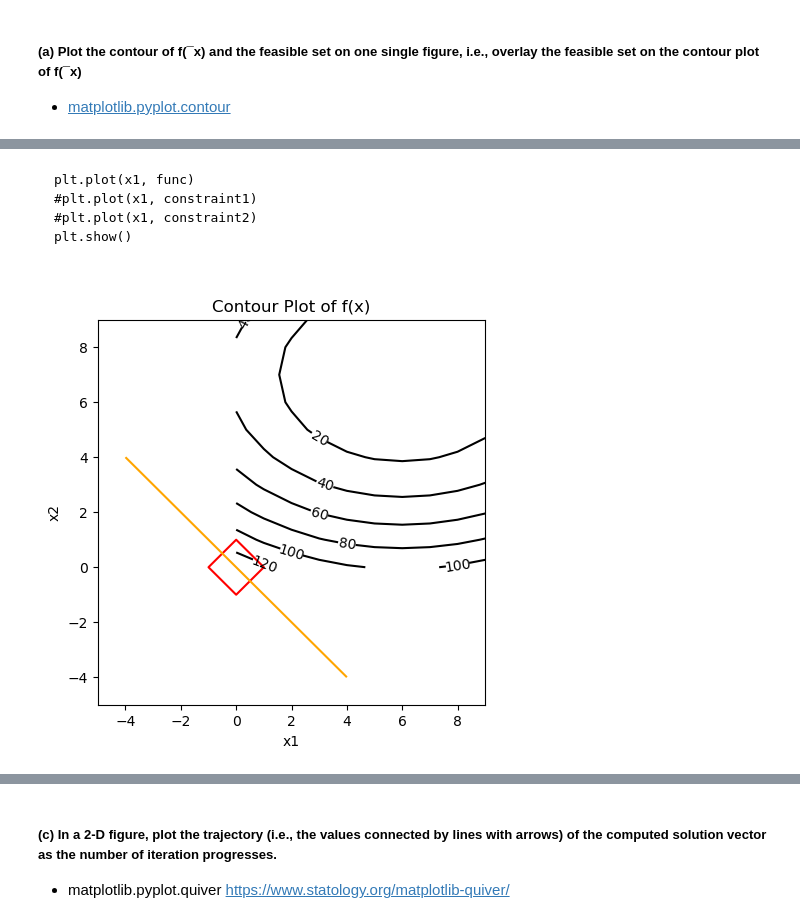
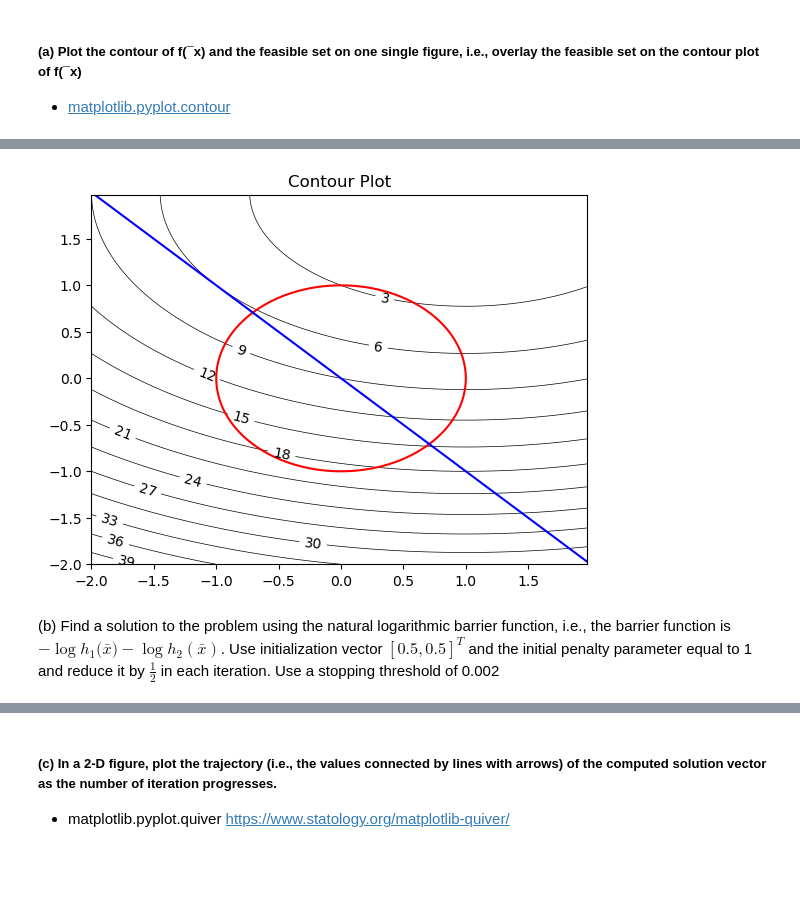
Before and after one commit to AhmadShah-1/BigDataAnalytics, a Jupyter notebook: Chris/midterm2.ipynb, the cells around one changed output, grey strips where cells are left out. Drawn from its saved outputs; the diff is of its cells as text; code cells hidden in the pictures; blank space fills up the shorter version.

````diff
--- a/Chris/midterm2.ipynb
+++ b/Chris/midterm2.ipynb
@@ -243,6 +270,0 @@ constraint2 =  cons2(x1, x2)
-# %% [markdown]
-```
-plt.plot(x1, func)
-#plt.plot(x1, constraint1)
-#plt.plot(x1, constraint2)
-plt.show()
@@ -257,18 +271,27 @@ c2 = -x - y # <= 0
 # %%
 # Reference: https://matplotlib.org/stable/gallery/images_contours_and_fields/contours_in_optimization_demo.html
-fig, ax = plt.subplots(figsize=(5,5))
+# Reference: https://python.nicolasbarrier.fr/plots/contours.html#:~:text=To%20overlay%20a%20contour%20lines,add_lines(cl)%20plt.
 
-#z = f(x, y)
-#c1 = cons1(x, y)
-#c2 = cons2(x, y)
+x1 = np.arange(-2, 2, 0.025)
+x2 = np.arange(-2, 2, 0.025)
+xx, yy = np.meshgrid(x1, x2)
 
-obj = ax.contour(z, colors='black')
-ax.clabel(obj, fmt="%2.0f", use_clabeltext=True)
+z = (xx - 1)**2 + 2*(yy - 2)**2
+#c1 = x**2 + y**2 -1 # <= 0
+c1 = 1 - xx**2 - yy**2
+#c2 = -x - y # <= 0
+c2 = xx + yy
 
-ax.contour(x, y, c1, [0], colors='red')
-ax.contour(x, y, c2, [0], colors='orange')
-plt.title('Contour Plot of f(x)'); plt.xlabel('x1'); plt.ylabel('x2');
+plt.figure()
+cs = plt.contour(xx, yy, z, levels=np.arange(z.min(), z.max(), 3),
+                 linewidths=0.5, colors='k')
+plt.contour(xx, yy, c1, levels=0, colors='r') # draw 0 contour
+plt.contour(xx, yy, c2, levels=0, colors='b') # draw 0 contour
+plt.clabel(cs, cs.levels, fmt="%.1d", manual=False)
+plt.title('Contour Plot')
 plt.show()
 # %% [output]
-[figure, old version]
+[figure, new version]
+# %% [markdown]
+(b) Find a solution to the problem using the natural logarithmic barrier function, i.e., the barrier function is $-\log{h_1(\bar{x}}) − \log{h_2(\bar{x})}$. Use initialization vector $[0.5, 0.5]^T$ and the initial penalty parameter equal to 1 and reduce it by $\frac{1}{2}$ in each iteration. Use a stopping threshold of 0.002
 # %%
````
Also changed, not shown: parts of 56 cells of this notebook.
